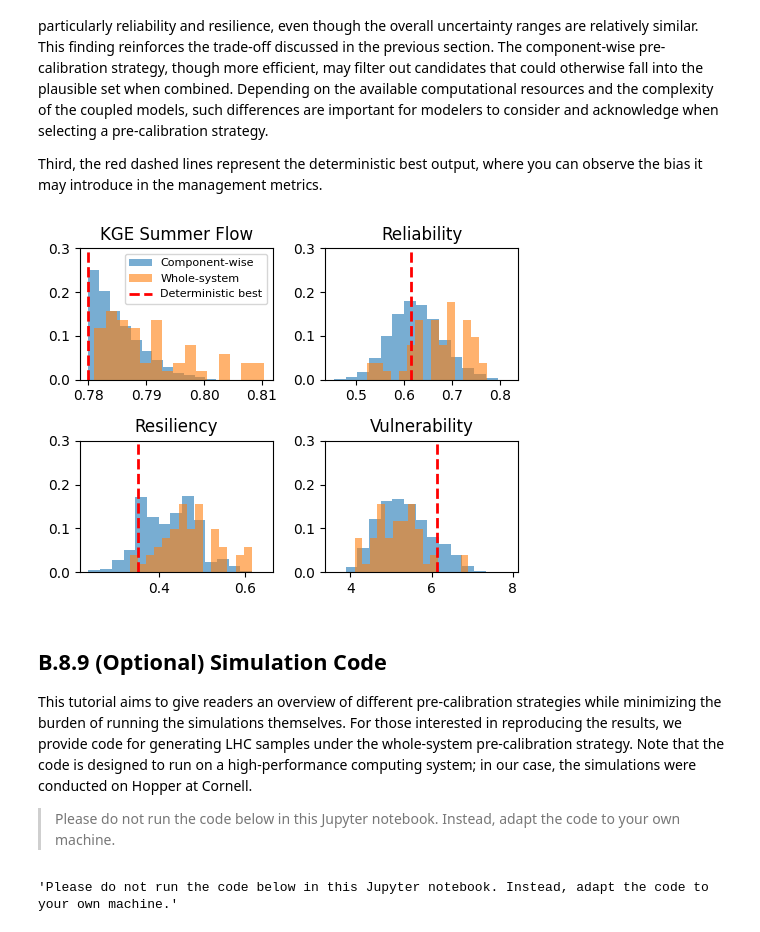
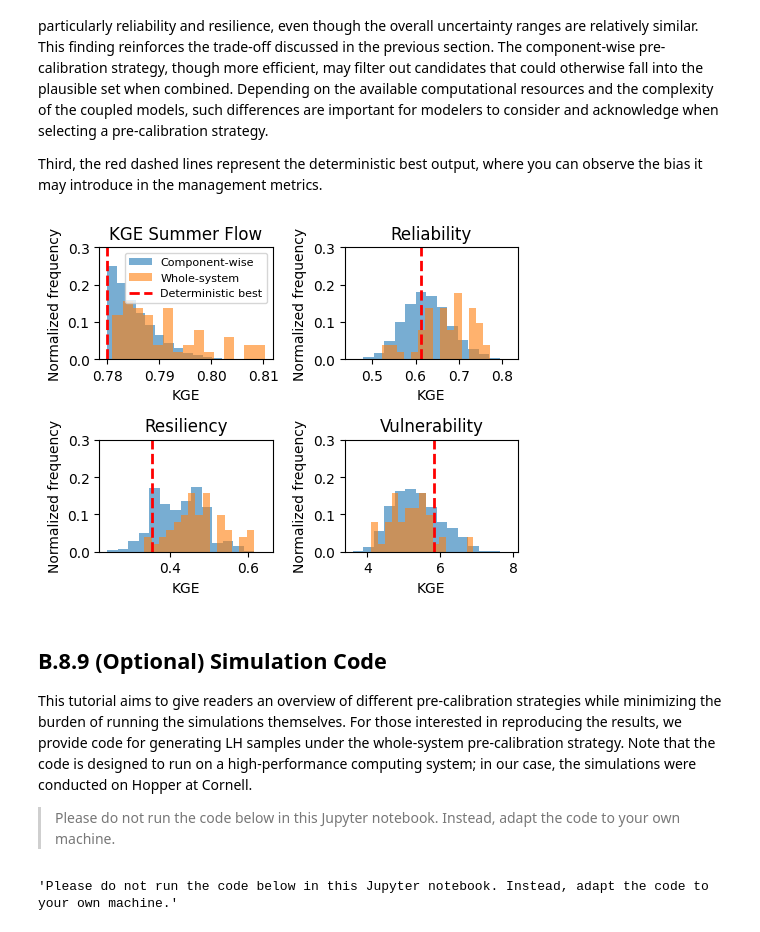
Before and after one commit to cylin928/PreCalibration-CoFlow, a Jupyter notebook: precalibration.ipynb, the cells around one changed output. Drawn from its saved outputs; the diff is of its cells as text; code cells hidden in the pictures.

```diff
--- a/precalibration.ipynb
+++ b/precalibration.ipynb
@@ -412,13 +425,21 @@ ax.set_xlim([0.5, 1])
 ax.axvline(q99, c="r", lw=2)
 #ax.axvline(0.754, c="orange", lw=2, label="Baseline")
 ax.set_xlabel("KGE of annual mean streamflow over Jul, Aug, and Sep")
+ax.set_ylabel("Frequency")
 plt.tight_layout()
 plt.show()
 
 
 df_abm_plausible = df_abm[df_abm["KGE summer flow"] >= q99]
 fig, ax = plt.subplots(figsize=(5, 5))
-df_abm_plausible[ylist].hist(bins=200, ax=ax)
+axes = df_abm_plausible[ylist].hist(bins=200, ax=ax)
+if isinstance(axes, np.ndarray):
+    for ax in axes.ravel():
+        ax.set_xlabel("KGE")
+        ax.set_ylabel("Frequency")
+else:
+    axes.set_xlabel("KGE")
+    axes.set_ylabel("Frequency")
 plt.tight_layout()
 plt.show()
 # %% [output]
@@ -596,12 +617,16 @@ df_ensemble[["KGE_G(789)", "KGE_Div"]].hist(bins=50, ax=axes)
 
 ax = axes[0]
 ax.set_title("KGE Summer flow")
+ax.set_xlabel("KGE")
+ax.set_ylabel("Frequency")
 ax.axvline(0.78, c="red", lw=2, label="Deterministic best")
 ax.axvspan(0.78, ax.get_xlim()[1], color='red', alpha=0.3)  # shaded region
 ax.set_xlim((0.65, 0.8))
 
 ax = axes[1]
 ax.set_title("KGE Diversion")
+ax.set_xlabel("KGE")
+ax.set_ylabel("Frequency")
 #ax.axvline(0.6, c="r")
 #ax.axvspan(0.6, ax.get_xlim()[1], color='red', alpha=0.3)  # shaded region
 ax.set_xlim((0.4, 0.72))
@@ -679,12 +704,16 @@ df_whole[["KGE_G(789)", "KGE_Div"]].hist(bins=50, ax=axes)
 
 ax = axes[0]
 ax.set_title("KGE Summer flow")
+ax.set_xlabel("KGE")
+ax.set_ylabel("Frequency")
 ax.axvline(0.78, c="red", lw=2, label="Deterministic best")
 ax.axvspan(0.78, ax.get_xlim()[1], color='red', alpha=0.3)  # shaded region
 ax.set_xlim((0.65, 0.8))
 
 ax = axes[1]
 ax.set_title("KGE Diversion")
+ax.set_xlabel("KGE")
+ax.set_ylabel("Frequency")
 #ax.axvline(0.6, c="r")
 #ax.axvspan(0.6, ax.get_xlim()[1], color='red', alpha=0.3)  # shaded region
 ax.set_xlim((0.4, 0.72))
@@ -924,38 +953,40 @@ Third, the red dashed lines represent the deterministic best output, where you c
 # %%
 import matplotlib.pyplot as plt
 import numpy as np
 
 # List of metrics to compare
 metrics = ["KGE_G(789)", "Reliability", "Resiliency", "Vulnerability"]
 
 # Create a figure with 4 subplots (2x2)
 fig, axes = plt.subplots(2, 2, figsize=(5, 4))
 
 for i, col in enumerate(metrics):
     ax = axes[i // 2, i % 2]
 
     # Normalize counts to 0–1 for each dataset
     weights_ens = np.ones_like(df_vio_ensemble[col]) / len(df_vio_ensemble[col])
     weights_whole = np.ones_like(df_vio_whole[col]) / len(df_vio_whole[col])
 
     ax.hist(df_vio_ensemble[col], alpha=0.6, bins=15, label="Component-wise", weights=weights_ens)
     ax.hist(df_vio_whole[col], alpha=0.6, bins=15, label="Whole-system", weights=weights_whole)
     ax.axvline(df_vio_best[col].values[0], color='red', linestyle='--', lw=2, label="Deterministic best")
     if col == "KGE_G(789)":
         col = "KGE Summer Flow"
     ax.set_title(col)
+    ax.set_xlabel("KGE")
+    ax.set_ylabel("Normalized frequency")
     ax.set_ylim(0, 0.3)   # y-axis normalized to 0–1
     if i == 0:
         ax.legend(fontsize=8)
 
 plt.tight_layout()
 plt.show()
 # %% [output]
-[figure, old version]
+[figure, new version]
 # %% [markdown]
 ## B.8.9 (Optional) Simulation Code
 
-This tutorial aims to give readers an overview of different pre-calibration strategies while minimizing the burden of running the simulations themselves. For those interested in reproducing the results, we provide code for generating LHC samples under the whole-system pre-calibration strategy. Note that the code is designed to run on a high-performance computing system; in our case, the simulations were conducted on Hopper at Cornell.
+This tutorial aims to give readers an overview of different pre-calibration strategies while minimizing the burden of running the simulations themselves. For those interested in reproducing the results, we provide code for generating LH samples under the whole-system pre-calibration strategy. Note that the code is designed to run on a high-performance computing system; in our case, the simulations were conducted on Hopper at Cornell.
 
 > Please do not run the code below in this Jupyter notebook. Instead, adapt the code to your own machine.
 # %%
```
Also changed, not shown: parts of 17 cells of this notebook, 3 other files.
